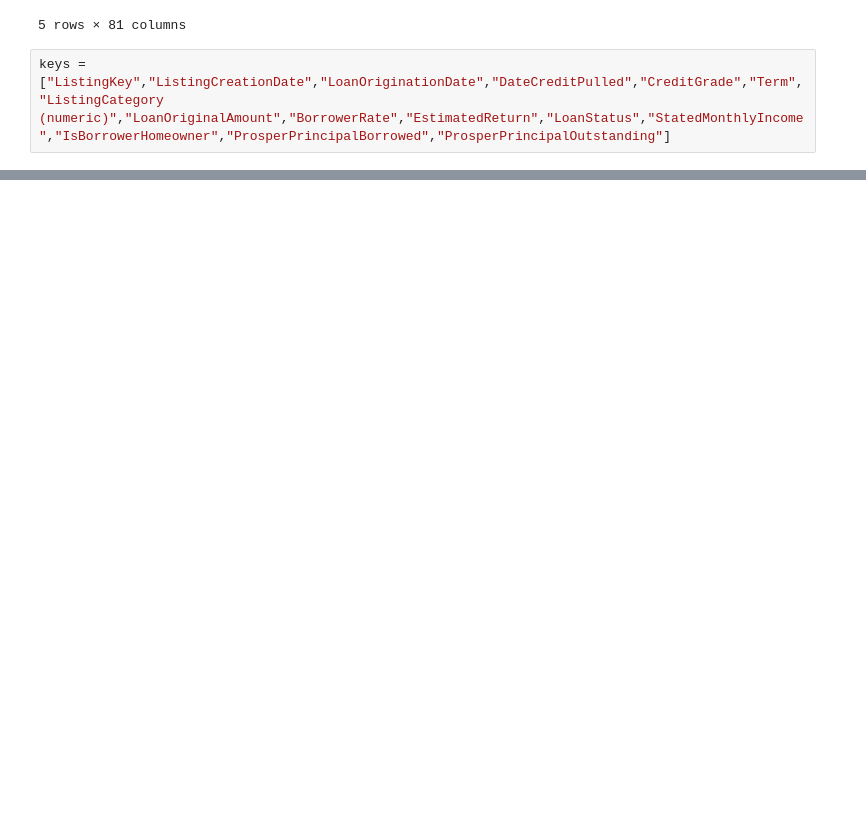
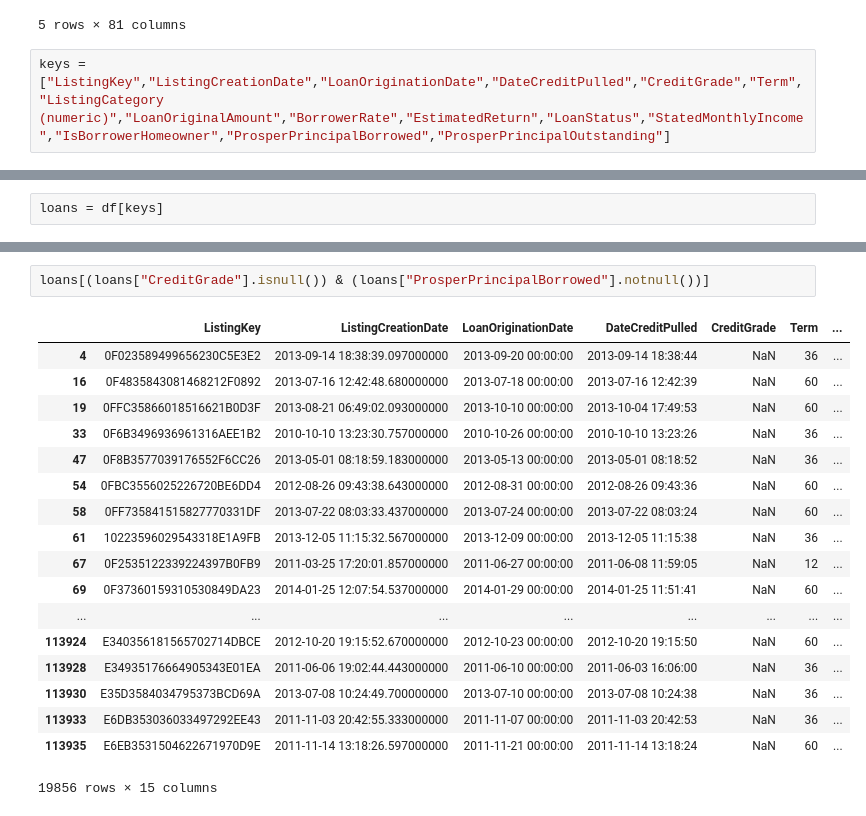
Before and after one commit to jovanmedfordDataAnalyst/loan-data-from-prosper, a Jupyter notebook: loan-analysis.ipynb, the cells around one changed output, grey strips where cells are left out. Saved outputs shown, nothing was run; the diff lists cells and outputs as text; blank space fills up the shorter version.

```diff
--- a/loan-analysis.ipynb
+++ b/loan-analysis.ipynb
@@ -47,0 +36,2 @@ df[keys]
+# %%
+loans = df[keys]
@@ -47,0 +63,21 @@ df[keys]
+# %%
+loans[(loans["CreditGrade"].isnull()) & (loans["ProsperPrincipalBorrowed"].notnull())]
+# %% [output]
+|  | ListingKey | ListingCreationDate | LoanOriginationDate | DateCreditPulled | CreditGrade | Term | ... |
+| 4 | 0F023589499656230C5E3E2 | 2013-09-14 18:38:39.097000000 | 2013-09-20 00:00:00 | 2013-09-14 18:38:44 | NaN | 36 | ... |
+| 16 | 0F4835843081468212F0892 | 2013-07-16 12:42:48.680000000 | 2013-07-18 00:00:00 | 2013-07-16 12:42:39 | NaN | 60 | ... |
+| 19 | 0FFC35866018516621B0D3F | 2013-08-21 06:49:02.093000000 | 2013-10-10 00:00:00 | 2013-10-04 17:49:53 | NaN | 60 | ... |
+| 33 | 0F6B3496936961316AEE1B2 | 2010-10-10 13:23:30.757000000 | 2010-10-26 00:00:00 | 2010-10-10 13:23:26 | NaN | 36 | ... |
+| 47 | 0F8B3577039176552F6CC26 | 2013-05-01 08:18:59.183000000 | 2013-05-13 00:00:00 | 2013-05-01 08:18:52 | NaN | 36 | ... |
+| 54 | 0FBC3556025226720BE6DD4 | 2012-08-26 09:43:38.643000000 | 2012-08-31 00:00:00 | 2012-08-26 09:43:36 | NaN | 60 | ... |
+| 58 | 0FF735841515827770331DF | 2013-07-22 08:03:33.437000000 | 2013-07-24 00:00:00 | 2013-07-22 08:03:24 | NaN | 60 | ... |
+| 61 | 10223596029543318E1A9FB | 2013-12-05 11:15:32.567000000 | 2013-12-09 00:00:00 | 2013-12-05 11:15:38 | NaN | 36 | ... |
+| 67 | 0F2535122339224397B0FB9 | 2011-03-25 17:20:01.857000000 | 2011-06-27 00:00:00 | 2011-06-08 11:59:05 | NaN | 12 | ... |
+| 69 | 0F37360159310530849DA23 | 2014-01-25 12:07:54.537000000 | 2014-01-29 00:00:00 | 2014-01-25 11:51:41 | NaN | 60 | ... |
+| ... | ... | ... | ... | ... | ... | ... | ... |
+| 113924 | E340356181565702714DBCE | 2012-10-20 19:15:52.670000000 | 2012-10-23 00:00:00 | 2012-10-20 19:15:50 | NaN | 60 | ... |
+| 113928 | E34935176664905343E01EA | 2011-06-06 19:02:44.443000000 | 2011-06-10 00:00:00 | 2011-06-03 16:06:00 | NaN | 36 | ... |
+| 113930 | E35D3584034795373BCD69A | 2013-07-08 10:24:49.700000000 | 2013-07-10 00:00:00 | 2013-07-08 10:24:38 | NaN | 36 | ... |
+| 113933 | E6DB353036033497292EE43 | 2011-11-03 20:42:55.333000000 | 2011-11-07 00:00:00 | 2011-11-03 20:42:53 | NaN | 36 | ... |
+| 113935 | E6EB3531504622671970D9E | 2011-11-14 13:18:26.597000000 | 2011-11-21 00:00:00 | 2011-11-14 13:18:24 | NaN | 60 | ... |
+19856 rows × 15 columns
```
Also changed, not shown: parts of 4 cells of this notebook.
